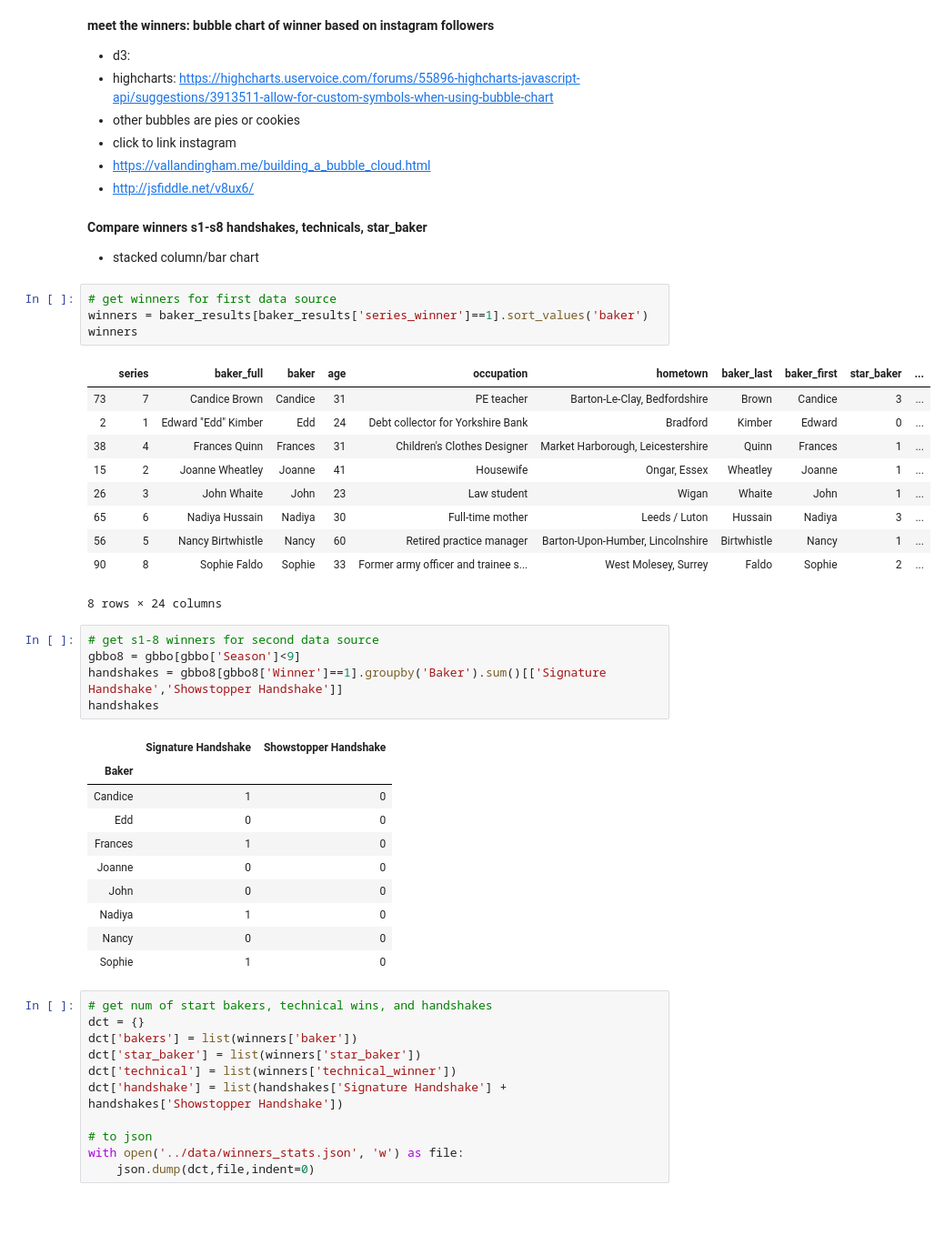
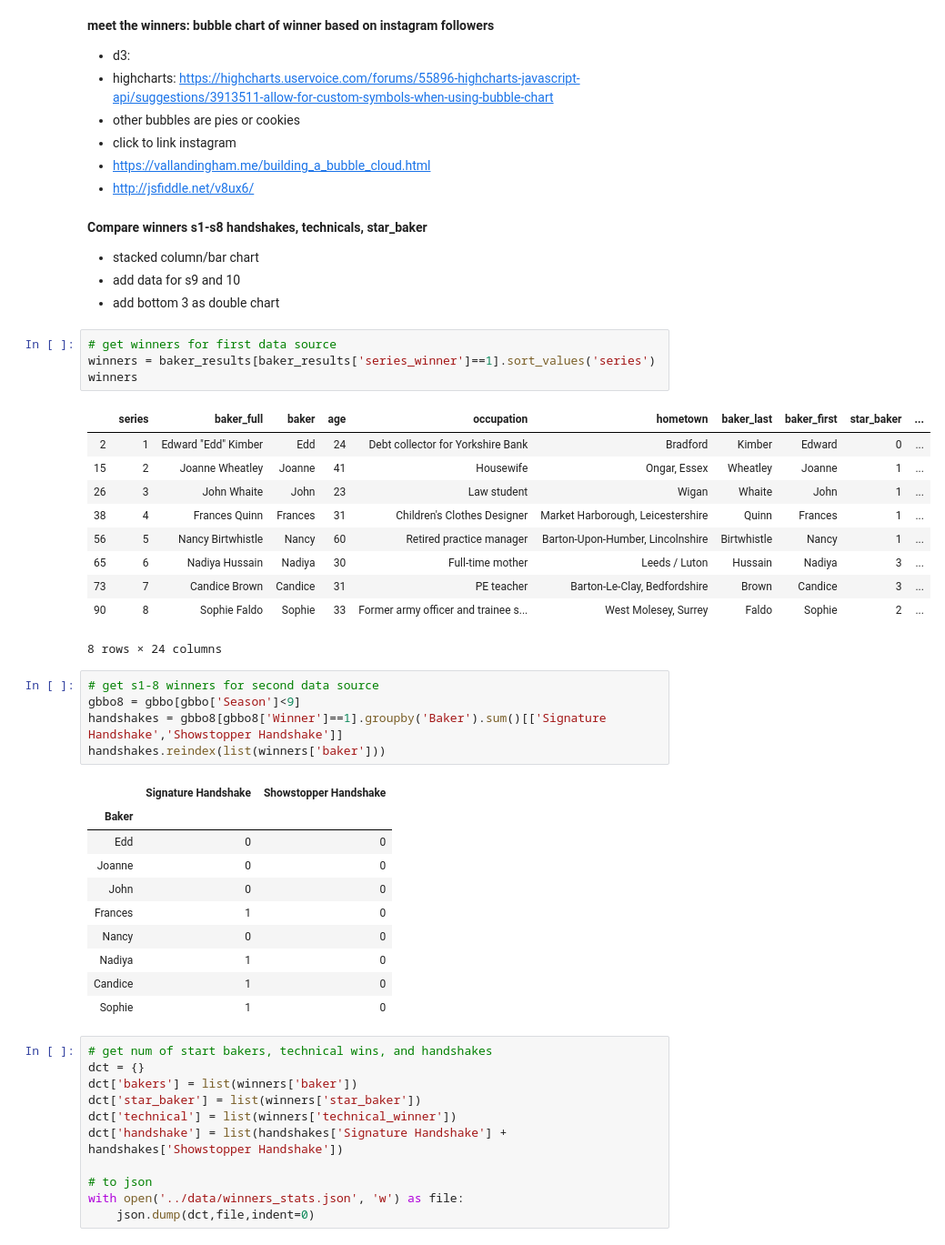
Before and after one commit to amandashu/Great-British-Bake-Off, a Jupyter notebook: data_preparation/gbbo.ipynb, the cells around one changed output. Shown at 91% size. Cells and saved outputs as stored; diff of their text form; blank space fills up the shorter version.

```diff
--- a/data_preparation/gbbo.ipynb
+++ b/data_preparation/gbbo.ipynb
@@ -160,36 +185,38 @@ with open('../data/bake_words.json', 'w') as file:
 **Compare winners s1-s8 handshakes, technicals, star_baker**
 
 - stacked column/bar chart
+- add data for s9 and 10
+- add bottom 3 as double chart
 # %%
 # get winners for first data source
-winners = baker_results[baker_results['series_winner']==1].sort_values('baker')
+winners = baker_results[baker_results['series_winner']==1].sort_values('series')
 winners
 # %% [output]
 |  | series | baker_full | baker | age | occupation | hometown | baker_last | baker_first | star_baker | ... |
-| 73 | 7 | Candice Brown | Candice | 31 | PE teacher | Barton-Le-Clay, Bedfordshire | Brown | Candice | 3 | ... |
 | 2 | 1 | Edward "Edd" Kimber | Edd | 24 | Debt collector for Yorkshire Bank | Bradford | Kimber | Edward | 0 | ... |
-| 38 | 4 | Frances Quinn | Frances | 31 | Children's Clothes Designer | Market Harborough, Leicestershire | Quinn | Frances | 1 | ... |
 | 15 | 2 | Joanne Wheatley | Joanne | 41 | Housewife | Ongar, Essex | Wheatley | Joanne | 1 | ... |
 | 26 | 3 | John Whaite | John | 23 | Law student | Wigan | Whaite | John | 1 | ... |
+| 38 | 4 | Frances Quinn | Frances | 31 | Children's Clothes Designer | Market Harborough, Leicestershire | Quinn | Frances | 1 | ... |
+| 56 | 5 | Nancy Birtwhistle | Nancy | 60 | Retired practice manager | Barton-Upon-Humber, Lincolnshire | Birtwhistle | Nancy | 1 | ... |
 | 65 | 6 | Nadiya Hussain | Nadiya | 30 | Full-time mother | Leeds / Luton | Hussain | Nadiya | 3 | ... |
-| 56 | 5 | Nancy Birtwhistle | Nancy | 60 | Retired practice manager | Barton-Upon-Humber, Lincolnshire | Birtwhistle | Nancy | 1 | ... |
+| 73 | 7 | Candice Brown | Candice | 31 | PE teacher | Barton-Le-Clay, Bedfordshire | Brown | Candice | 3 | ... |
 | 90 | 8 | Sophie Faldo | Sophie | 33 | Former army officer and trainee s... | West Molesey, Surrey | Faldo | Sophie | 2 | ... |
 8 rows × 24 columns
 # %%
 # get s1-8 winners for second data source
 gbbo8 = gbbo[gbbo['Season']<9]
 handshakes = gbbo8[gbbo8['Winner']==1].groupby('Baker').sum()[['Signature Handshake','Showstopper Handshake']]
-handshakes
+handshakes.reindex(list(winners['baker']))
 # %% [output]
 |  | Signature Handshake | Showstopper Handshake |
 | Baker |  |  |
-| Candice | 1 | 0 |
 | Edd | 0 | 0 |
-| Frances | 1 | 0 |
 | Joanne | 0 | 0 |
 | John | 0 | 0 |
+| Frances | 1 | 0 |
+| Nancy | 0 | 0 |
 | Nadiya | 1 | 0 |
-| Nancy | 0 | 0 |
+| Candice | 1 | 0 |
 | Sophie | 1 | 0 |
 # %%
 # get num of start bakers, technical wins, and handshakes
```
Also changed, not shown: parts of 4 cells of this notebook, 7 other files.
